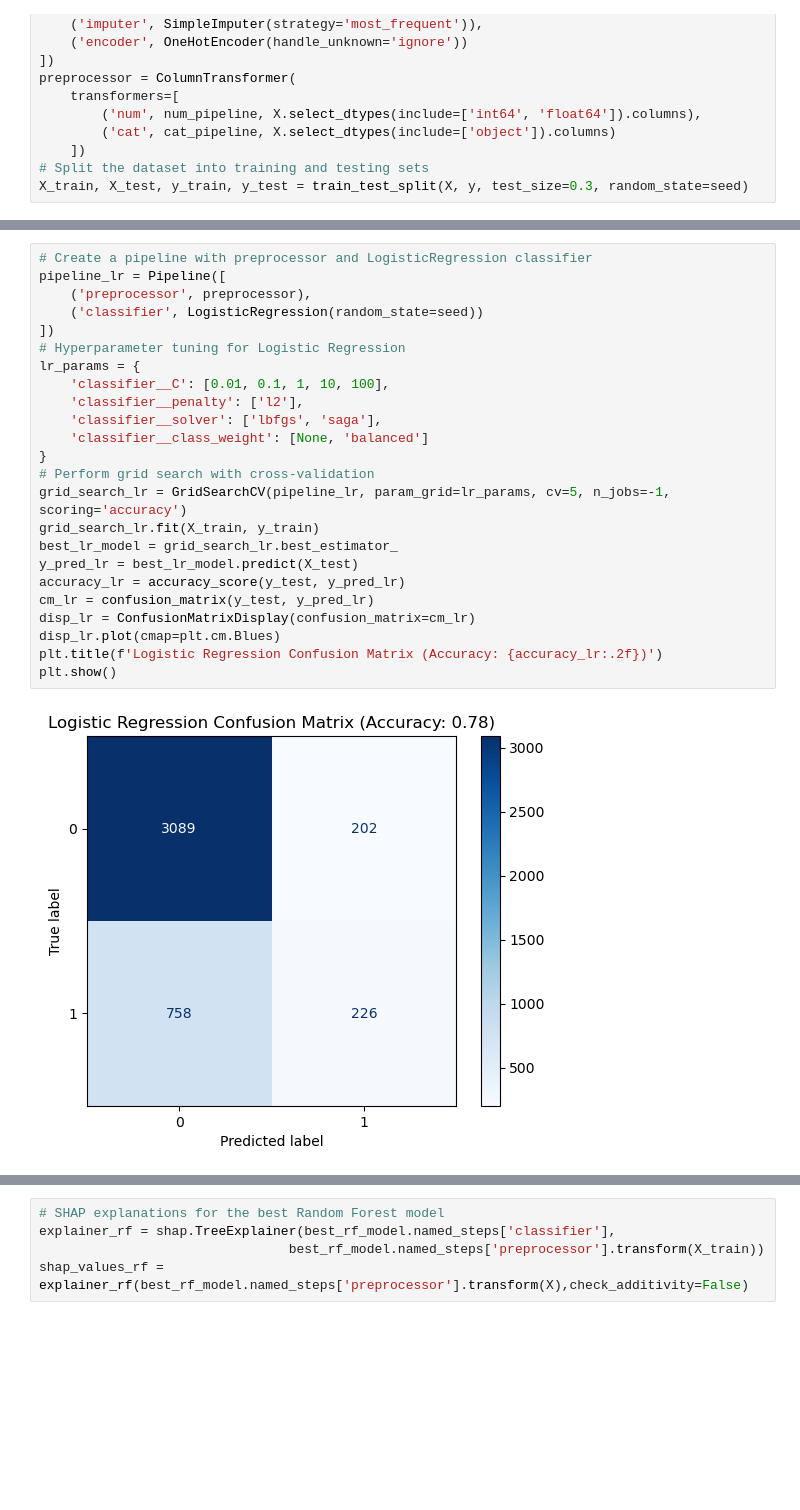
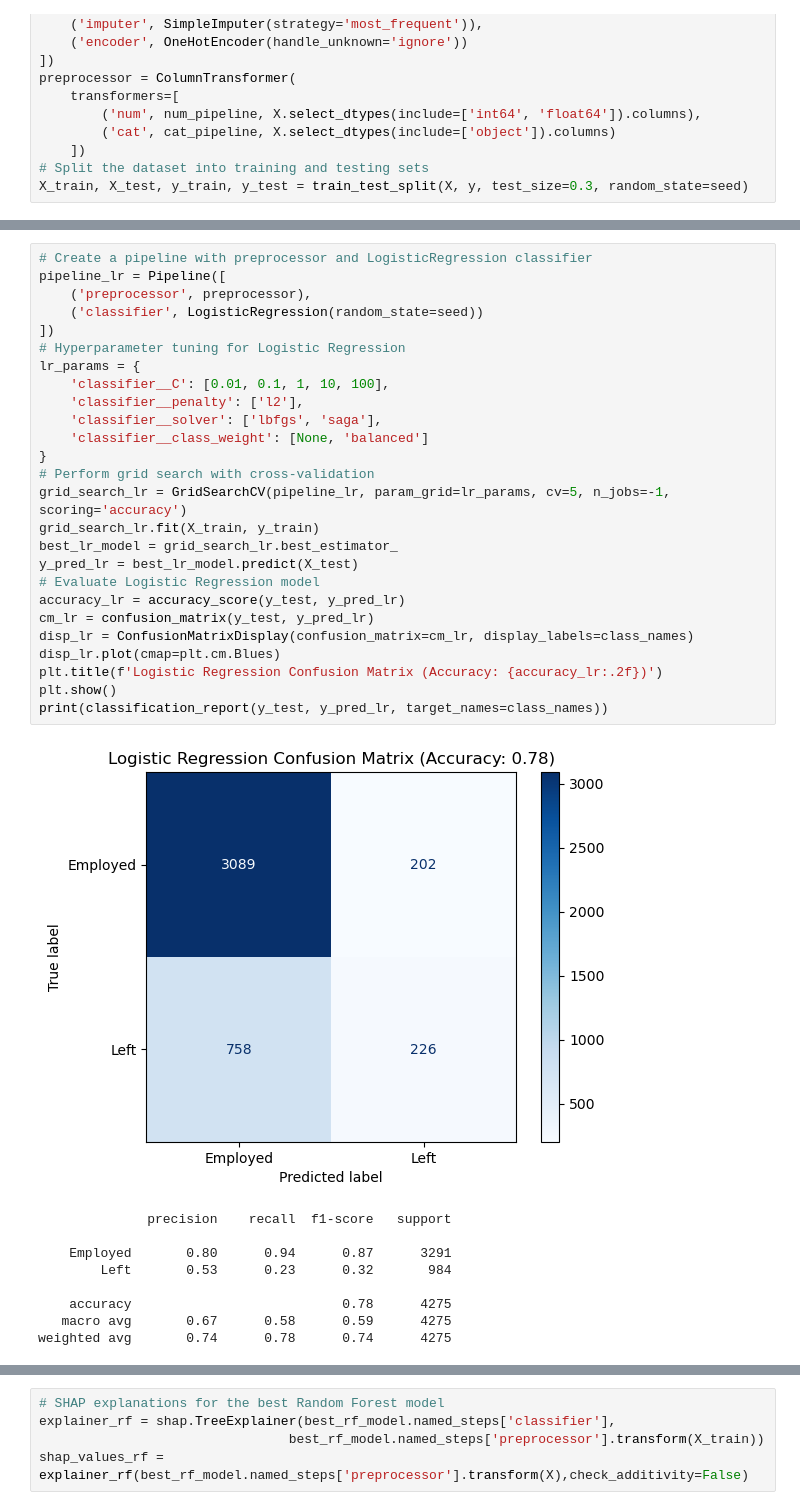
Before and after one commit to lch741/Employee-Attrition, a Jupyter notebook: Employee Attrition.ipynb, the cells around one changed output, grey strips where cells are left out. Saved outputs shown, nothing was run; the diff lists cells and outputs as text; blank space fills up the shorter version.

```diff
--- a/Employee Attrition.ipynb
+++ b/Employee Attrition.ipynb
@@ -149,29 +170,39 @@ plt.show()
 # %%
 # Create a pipeline with preprocessor and LogisticRegression classifier
 pipeline_lr = Pipeline([
     ('preprocessor', preprocessor),
     ('classifier', LogisticRegression(random_state=seed))
 ])
 # Hyperparameter tuning for Logistic Regression
 lr_params = {
     'classifier__C': [0.01, 0.1, 1, 10, 100],
     'classifier__penalty': ['l2'],
     'classifier__solver': ['lbfgs', 'saga'],
     'classifier__class_weight': [None, 'balanced']
 }
 # Perform grid search with cross-validation
 grid_search_lr = GridSearchCV(pipeline_lr, param_grid=lr_params, cv=5, n_jobs=-1, scoring='accuracy')
 grid_search_lr.fit(X_train, y_train)
 best_lr_model = grid_search_lr.best_estimator_
 y_pred_lr = best_lr_model.predict(X_test)
+# Evaluate Logistic Regression model
 accuracy_lr = accuracy_score(y_test, y_pred_lr)
 cm_lr = confusion_matrix(y_test, y_pred_lr)
-disp_lr = ConfusionMatrixDisplay(confusion_matrix=cm_lr)
+disp_lr = ConfusionMatrixDisplay(confusion_matrix=cm_lr, display_labels=class_names)
 disp_lr.plot(cmap=plt.cm.Blues)
 plt.title(f'Logistic Regression Confusion Matrix (Accuracy: {accuracy_lr:.2f})')
 plt.show()
+print(classification_report(y_test, y_pred_lr, target_names=class_names))
 # %% [output]
-[figure, old version]
+[figure, new version]
+              precision    recall  f1-score   support
+
+    Employed       0.80      0.94      0.87      3291
+        Left       0.53      0.23      0.32       984
+
+    accuracy                           0.78      4275
+   macro avg       0.67      0.58      0.59      4275
+weighted avg       0.74      0.78      0.74      4275
 # %%
 # Create a pipeline with support vector classifier
 pipeline_svc = Pipeline([
```
Also changed, not shown: parts of 6 cells of this notebook.
